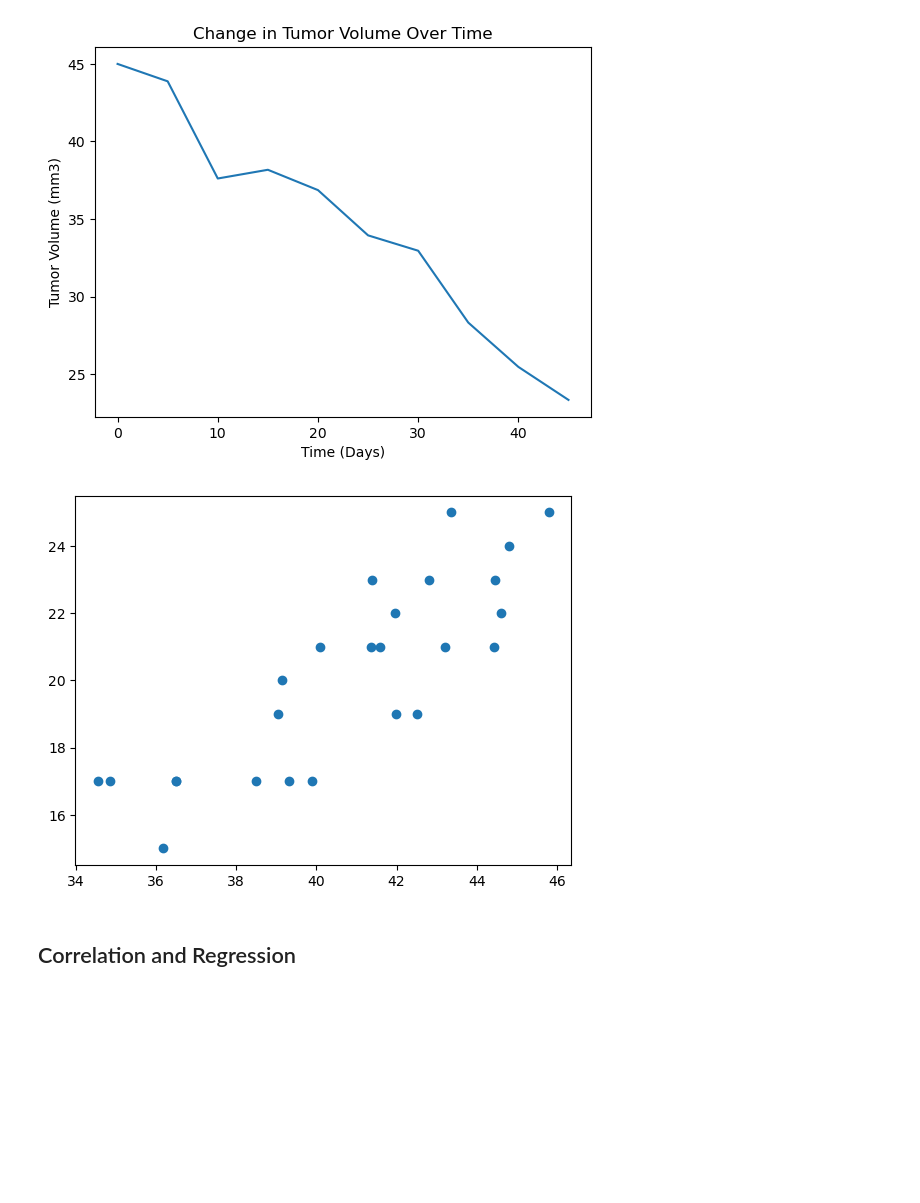
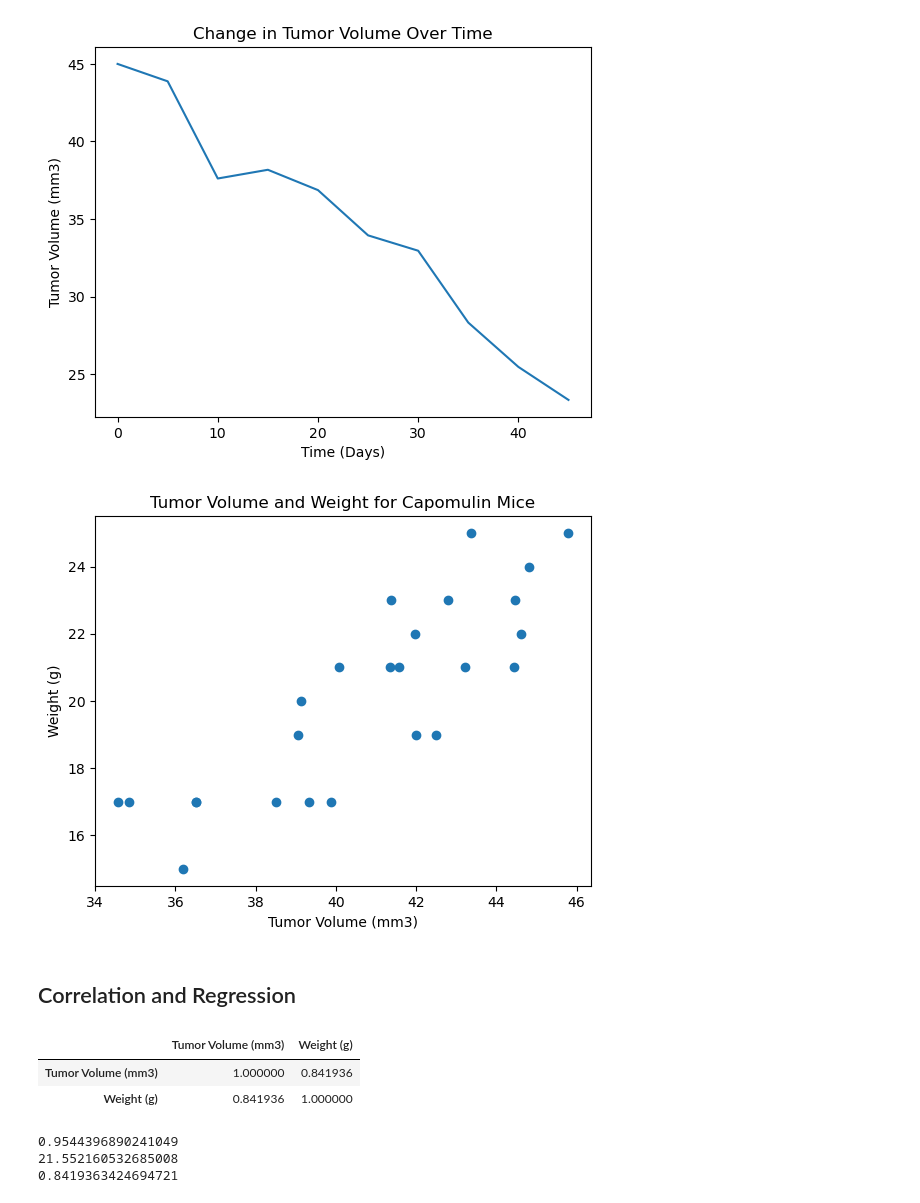
Before and after one commit to mccainjl/matplotlib-challenge, a Jupyter notebook: pymaceuticals_starter.ipynb, the cells around one changed output. Saved outputs shown, nothing was run; the diff lists cells and outputs as text; code cells hidden in the pictures; blank space fills up the shorter version.

```diff
--- a/pymaceuticals_starter.ipynb
+++ b/pymaceuticals_starter.ipynb
@@ -273,16 +273,34 @@ plt.show()
 # %%
 # Generate a scatter plot of average tumor volume vs. mouse weight for the Capomulin regimen
 AverageVolume = Capomulin.groupby("Mouse ID").agg({"Tumor Volume (mm3)": "mean"})
 AverageVolume
 AverageWeight = Capomulin.groupby("Mouse ID").agg({"Weight (g)": "mean"})
 
 plt.scatter(AverageVolume["Tumor Volume (mm3)"],AverageWeight["Weight (g)"], marker="o")
-
+plt.xlabel("Tumor Volume (mm3)")
+plt.ylabel("Weight (g)")
+plt.title("Tumor Volume and Weight for Capomulin Mice")
 plt.show()
 # %% [output]
-[figure, old version]
+[figure, new version]
 # %% [markdown]
 ## Correlation and Regression
 # %%
 # Calculate the correlation coefficient and linear regression model
 # for mouse weight and average tumor volume for the Capomulin regimen
+
+corrdata = pd.merge(AverageVolume, AverageWeight, on = "Mouse ID")
+corrdata.corr()
+# %% [output]
+|  | Tumor Volume (mm3) | Weight (g) |
+| Tumor Volume (mm3) | 1.000000 | 0.841936 |
+| Weight (g) | 0.841936 | 1.000000 |
+# %%
+model = st.linregress(corrdata["Weight (g)"],corrdata["Tumor Volume (mm3)"])
+print(model[0])
+print(model[1])
+print(model[2])
+# %% [output]
+0.9544396890241049
+21.552160532685008
+0.8419363424694721
```
Also changed, not shown: parts of 2 cells of this notebook.
